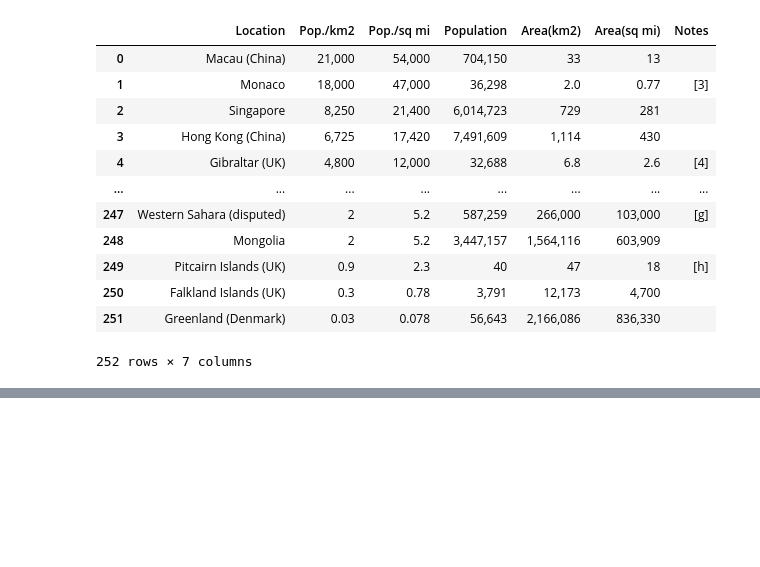
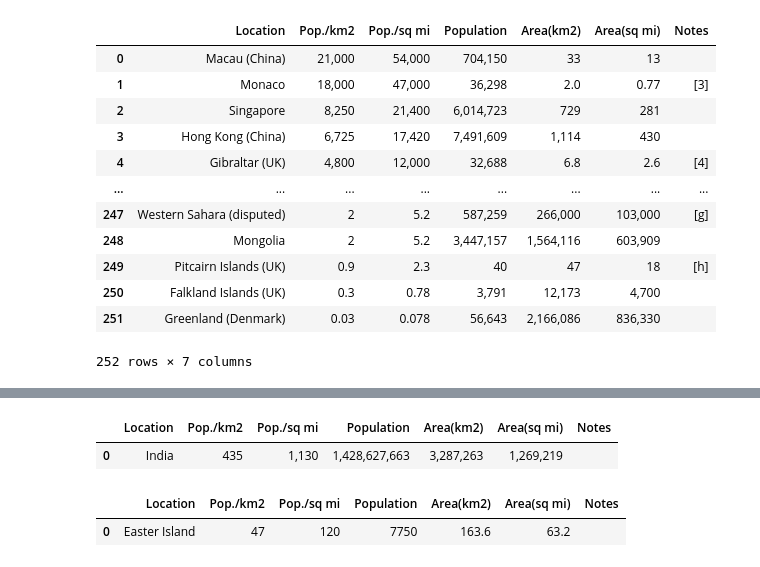
Before and after one commit to pulkit-ace-git/WebScraping, a Jupyter notebook: WebScraping.ipynb, the cells around one changed output, grey strips where cells are left out. Cells and saved outputs as stored; diff of their text form; code cells hidden in the pictures; blank space fills up the shorter version.

Commit message:
Added data storage types

```diff
--- a/WebScraping.ipynb
+++ b/WebScraping.ipynb
@@ -141,0 +146,14 @@ output
+# %%
+from sqlalchemy import create_engine
+
+# Database credentials
+MYSQL_HOST = "localhost"
+MYSQL_USER = "root"
+MYSQL_PASSWORD = "root"
+MYSQL_DB = "sakila"
+
+# Create MySQL connection
+engine = create_engine(f"mysql+pymysql://{MYSQL_USER}:{MYSQL_PASSWORD}@{MYSQL_HOST}/{MYSQL_DB}")
+
+# Store DataFrame in MySQL
+output.to_sql("countries", con=engine, if_exists="replace", index=False)
@@ -141,0 +180,12 @@ output
+# %%
+d1 = pd.read_sql("SELECT * FROM countries where Location = 'India'", con=engine)
+d1
+# %% [output]
+|  | Location | Pop./km2 | Pop./sq mi | Population | Area(km2) | Area(sq mi) | Notes |
+| 0 | India | 435 | 1,130 | 1,428,627,663 | 3,287,263 | 1,269,219 |  |
+# %%
+d2 = pd.read_sql("SELECT * FROM countries where Population > 1000", con=engine)
+d2
+# %% [output]
+|  | Location | Pop./km2 | Pop./sq mi | Population | Area(km2) | Area(sq mi) | Notes |
+| 0 | Easter Island | 47 | 120 | 7750 | 163.6 | 63.2 |  |
```
Also changed, not shown: parts of 6 cells of this notebook, 2 other files.
